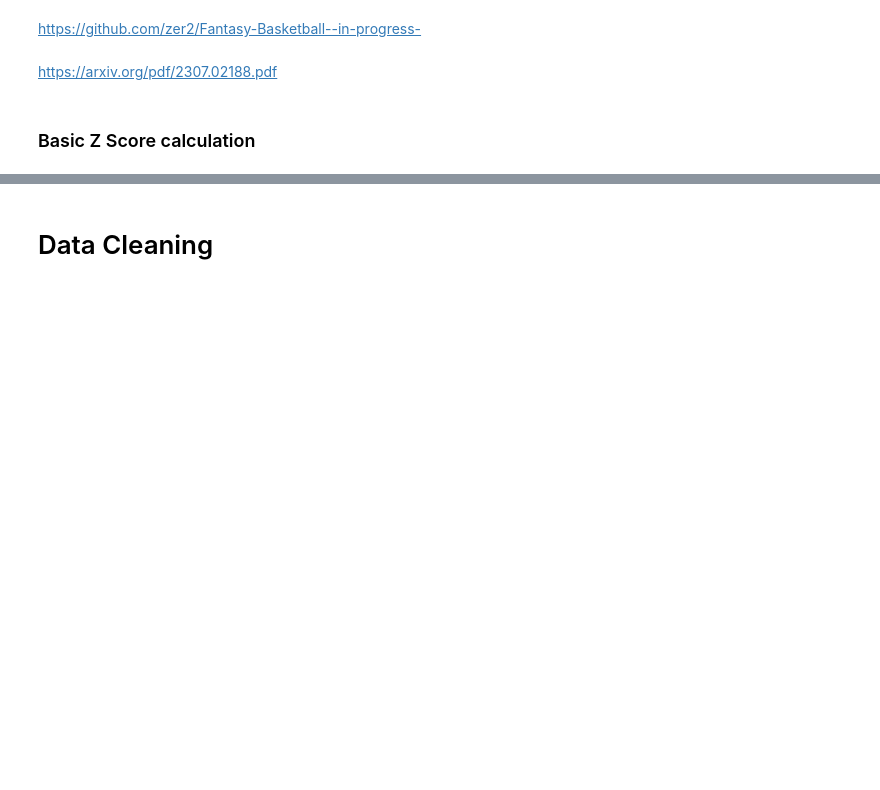
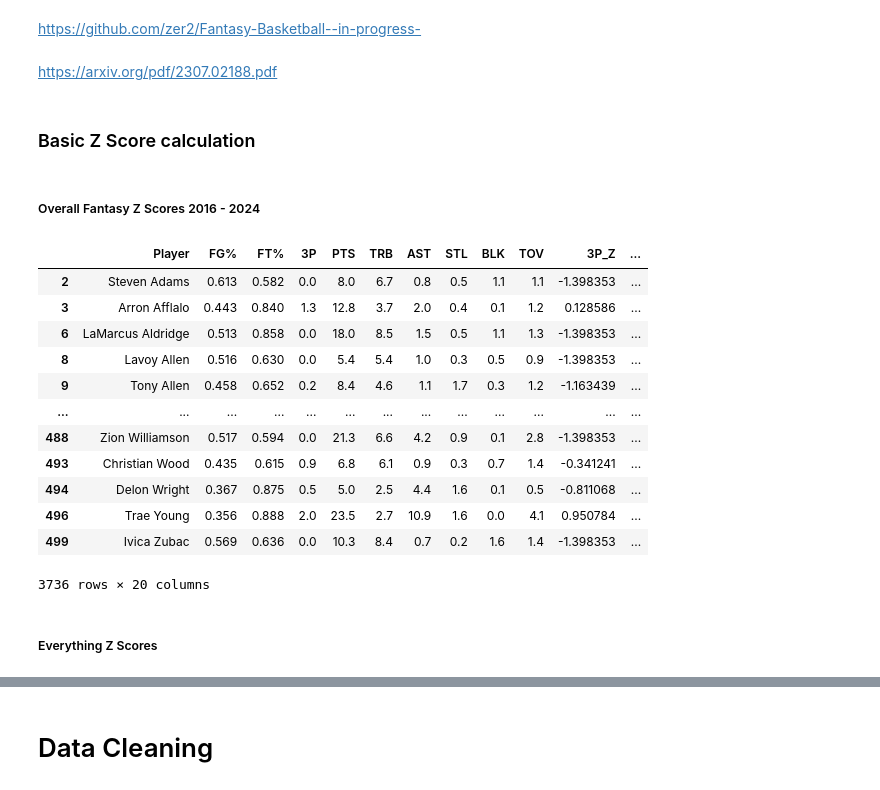
Before and after one commit to vchen-98/fantasy_bball, a Jupyter notebook: working_notebook.ipynb, the cells around one changed output, grey strips where cells are left out. Drawn from its saved outputs; the diff is of its cells as text; code cells hidden in the pictures; blank space fills up the shorter version.

Commit message:
z score work

```diff
--- a/working_notebook.ipynb
+++ b/working_notebook.ipynb
@@ -399,6 +399,46 @@ https://github.com/zer2/Fantasy-Basketball--in-progress-
 https://arxiv.org/pdf/2307.02188.pdf
 # %% [markdown]
 ### Basic Z Score calculation
+# %% [markdown]
+##### Overall Fantasy Z Scores 2016 - 2024
+# %%
+fantasy_relevant_columns = ['Player', 'FG%', 'FT%', '3P', 'PTS', 'TRB', 'AST', 'STL', 'BLK', 'TOV']
+
+fantasy_df_clean = clean_df[fantasy_relevant_columns]
+# %%
+# Extract the player names (assuming 'Player' is a column in your dataset)
+player_names = fantasy_df_clean['Player']
+
+# Calculate the mean and standard deviation for each category
+category_means = fantasy_df_clean.mean()
+category_std = fantasy_df_clean.std()
+
+# Calculate Z-scores for each player and category
+z_score_calc = (fantasy_df_clean - category_means) / category_std
+
+# Rename columns in the z_scores DataFrame to indicate they are Z-scores
+z_score_calc.columns = [f'{col}_Z' for col in z_score_calc.columns]
+
+# Combine the original values and Z-scores into a new DataFrame
+fantasy_df_z = pd.concat([fantasy_df_clean, z_score_calc], axis=1)
+# %%
+fantasy_df_z
+# %% [output]
+|  | Player | FG% | FT% | 3P | PTS | TRB | AST | STL | BLK | TOV | 3P_Z | ... |
+| 2 | Steven Adams | 0.613 | 0.582 | 0.0 | 8.0 | 6.7 | 0.8 | 0.5 | 1.1 | 1.1 | -1.398353 | ... |
+| 3 | Arron Afflalo | 0.443 | 0.840 | 1.3 | 12.8 | 3.7 | 2.0 | 0.4 | 0.1 | 1.2 | 0.128586 | ... |
+| 6 | LaMarcus Aldridge | 0.513 | 0.858 | 0.0 | 18.0 | 8.5 | 1.5 | 0.5 | 1.1 | 1.3 | -1.398353 | ... |
+| 8 | Lavoy Allen | 0.516 | 0.630 | 0.0 | 5.4 | 5.4 | 1.0 | 0.3 | 0.5 | 0.9 | -1.398353 | ... |
+| 9 | Tony Allen | 0.458 | 0.652 | 0.2 | 8.4 | 4.6 | 1.1 | 1.7 | 0.3 | 1.2 | -1.163439 | ... |
+| ... | ... | ... | ... | ... | ... | ... | ... | ... | ... | ... | ... | ... |
+| 488 | Zion Williamson | 0.517 | 0.594 | 0.0 | 21.3 | 6.6 | 4.2 | 0.9 | 0.1 | 2.8 | -1.398353 | ... |
+| 493 | Christian Wood | 0.435 | 0.615 | 0.9 | 6.8 | 6.1 | 0.9 | 0.3 | 0.7 | 1.4 | -0.341241 | ... |
+| 494 | Delon Wright | 0.367 | 0.875 | 0.5 | 5.0 | 2.5 | 4.4 | 1.6 | 0.1 | 0.5 | -0.811068 | ... |
+| 496 | Trae Young | 0.356 | 0.888 | 2.0 | 23.5 | 2.7 | 10.9 | 1.6 | 0.0 | 4.1 | 0.950784 | ... |
+| 499 | Ivica Zubac | 0.569 | 0.636 | 0.0 | 10.3 | 8.4 | 0.7 | 0.2 | 1.6 | 1.4 | -1.398353 | ... |
+3736 rows × 20 columns
+# %% [markdown]
+##### Everything Z Scores
 # %%
 # Extract the player names (assuming 'Player' is a column in your dataset)
 player_names = clean_df['Player']
```
Also changed, not shown: parts of 13 cells of this notebook, 12 other files.
